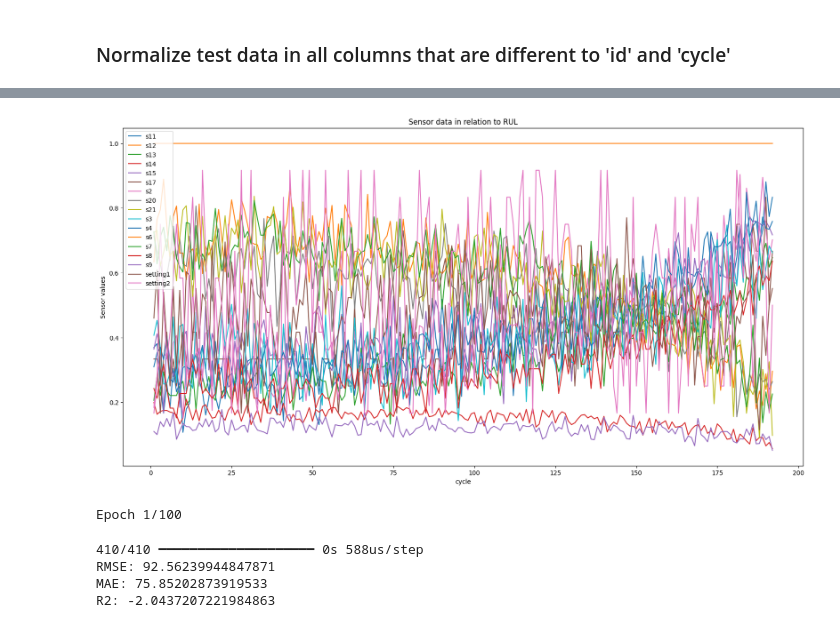
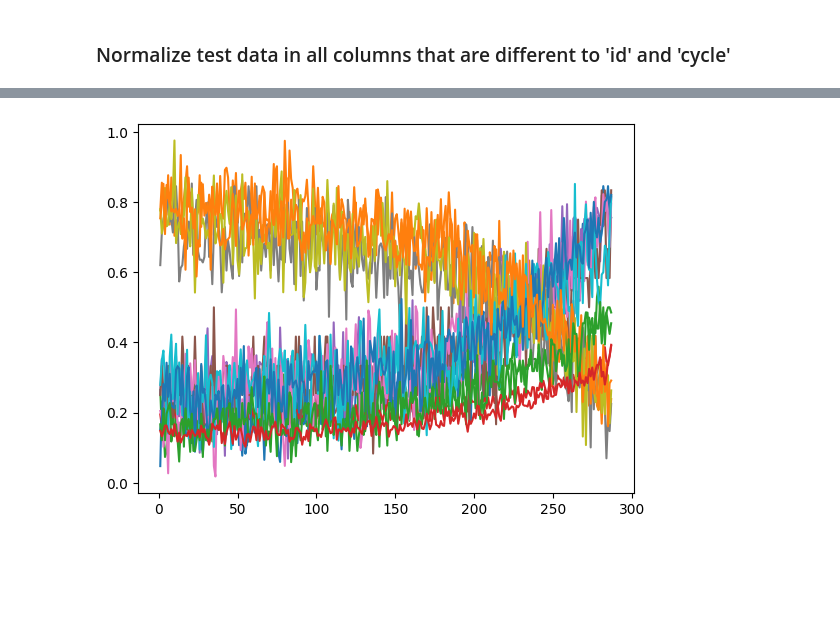
Before and after one commit to NechZ/Predictive-Maintenance, a Jupyter notebook: Engine-Predictive-Maintenance.ipynb, the cells around one changed output, grey strips where cells are left out. Drawn from its saved outputs; the diff is of its cells as text; code cells hidden in the pictures; blank space fills up the shorter version.

```diff
--- a/Engine-Predictive-Maintenance.ipynb
+++ b/Engine-Predictive-Maintenance.ipynb
@@ -83,5 +79,9 @@ test_data.drop('max', axis=1, inplace=True)
 train_data = train_data.loc[:, train_data.apply(pd.Series.nunique) != 1]
 test_data = test_data.loc[:, test_data.apply(pd.Series.nunique) != 1]
 
+# remove sensor 6, setting 1 and setting 2
+train_data = train_data.drop(['s6', 'setting1', 'setting2'], axis=1)
+test_data = test_data.drop(['s6', 'setting1', 'setting2'], axis=1)
+
 # Fill missing values with the mean
 train_data = train_data.fillna(train_data.mean())
@@ -88,62 +115,11 @@ train_data = train_data.fillna(train_data.mean())
 # %%
 # EDA
 # Plot Sensor data in relation to cycles
-plt.figure(figsize=(20, 10))
 
 # Plot dynamic sensor data
 for i in train_data.columns.difference(['id', 'cycle', 'RUL']):
-    plt.plot(train_data[train_data["id"] == 1]["cycle"], train_data[i][train_data["id"] == 1], label=i)
-
-plt.xlabel('cycle')
-plt.ylabel('Sensor values')
-plt.title('Sensor data in relation to RUL')
-plt.legend()
-plt.show()
+    plt.plot(train_data[train_data["id"] == 2]["cycle"], train_data[i][train_data["id"] == 2], label=i)
+    #plt.show()
+    #print(i)
 # %% [output]
-[figure, old version]
+[figure, new version]
-# %%
-# Prepare data for training
-if 'RUL' in train_data.columns and 'RUL' in test_data.columns and 'id' in train_data.columns and 'id' in test_data.columns and 'cycle' in train_data.columns and 'cycle' in test_data.columns:
-    train_data = train_data.drop(['id', 'cycle'], axis=1)
-    test_data = test_data.drop(['id', 'cycle'], axis=1)
-
-    y_train = train_data['RUL']
-    y_test = test_data['RUL']
-
-    X_train = train_data.drop('RUL', axis=1)
-    X_test = test_data.drop('RUL', axis=1)
-
-# Train Neural Network
-model = keras.Sequential([
-    keras.Input(shape=(X_train.shape[1],)),
-    keras.layers.Dense(256, activation='relu'),
-    keras.layers.Dense(128, activation='relu'),
-    keras.layers.Dense(64, activation='relu'),
-    keras.layers.Dense(32, activation='relu'),
-    keras.layers.Dense(16, activation='relu'),
-    keras.layers.Dense(8, activation='relu'),
-    keras.layers.Dense(1)
-])
-
-model.compile(optimizer='adam', loss='mean_squared_error')
-
-history = model.fit(X_train, y_train, epochs=100, batch_size=32, validation_split=0.2)
-# %% [output]
-Epoch 1/100
-# %%
-# Evaluate model
-y_pred = model.predict(X_test)
-y_pred = y_pred.reshape(y_pred.shape[0])
-
-rmse = np.sqrt(mean_squared_error(y_test, y_pred))
-mae = mean_absolute_error(y_test, y_pred)
-r2 = r2_score(y_test, y_pred)
-
-print(f"RMSE: {rmse}")
-print(f"MAE: {mae}")
-print(f"R2: {r2}")
-# %% [output]
-410/410 ━━━━━━━━━━━━━━━━━━━━ 0s 588us/step
-RMSE: 92.56239944847871
-MAE: 75.85202873919533
-R2: -2.0437207221984863
```
Also changed, not shown: parts of 8 cells of this notebook.
